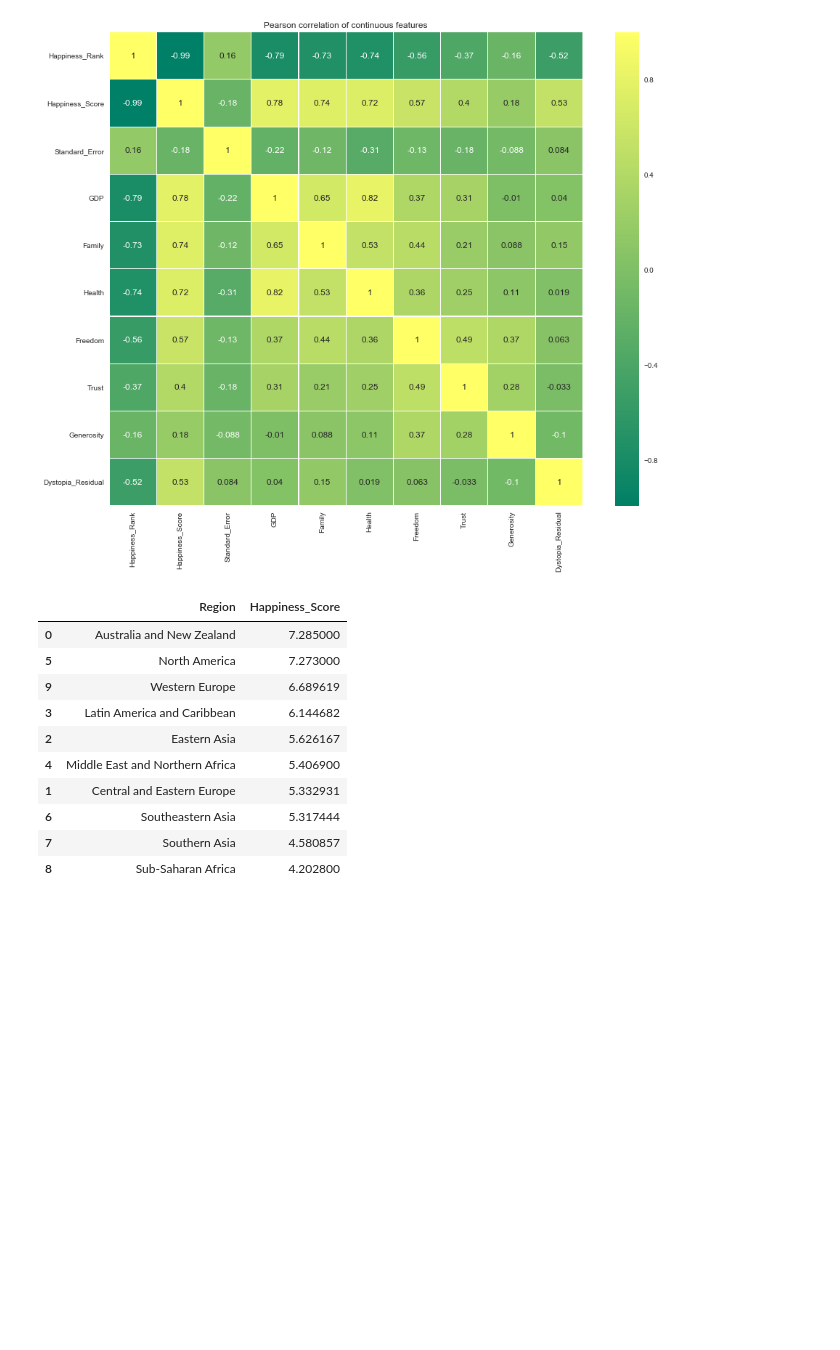
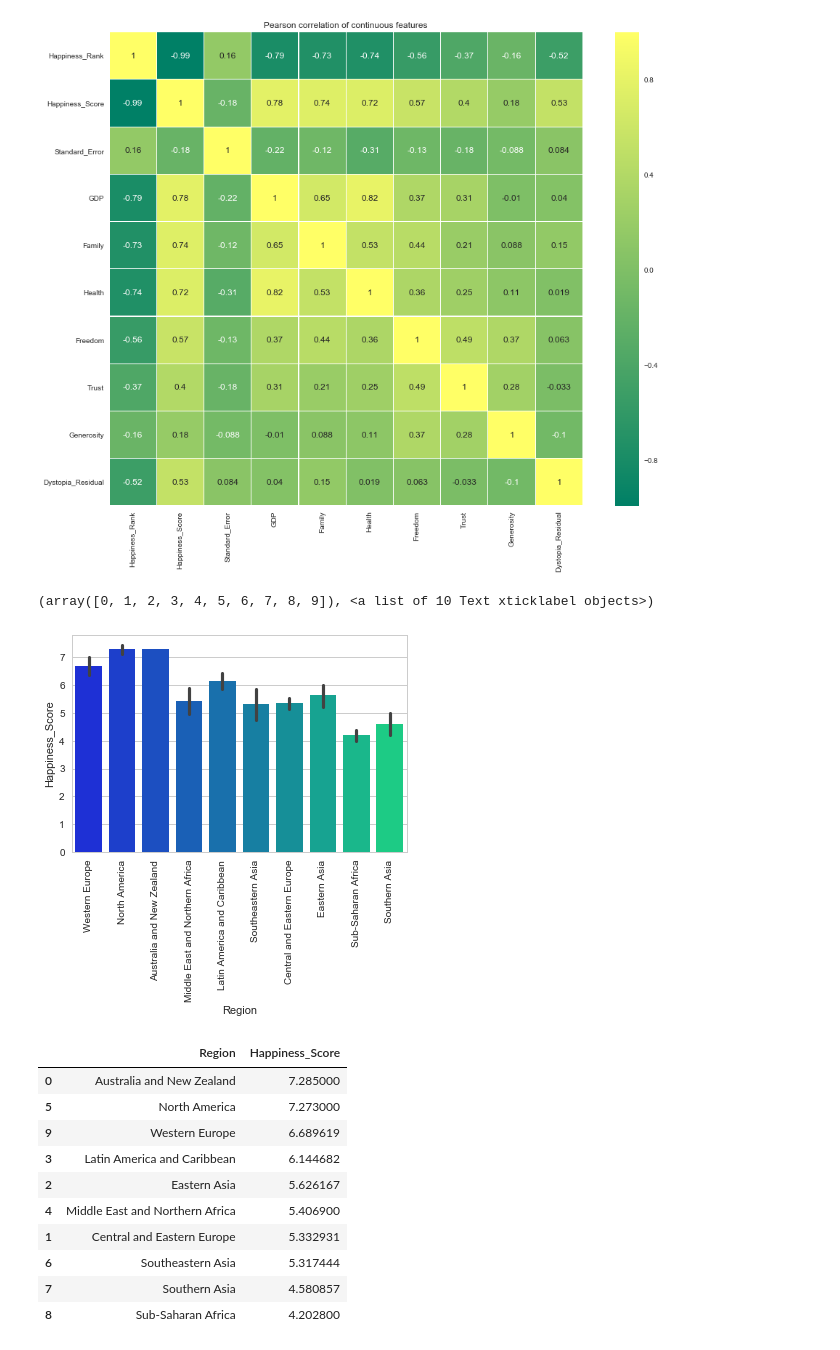
Before and after one commit to Singhak/MLPortfolio, a Jupyter notebook: World_Happiness_Report/World_Happiness_Report.ipynb, the cells around one changed output. Cells and saved outputs as stored; diff of their text form; code cells hidden in the pictures; blank space fills up the shorter version.

Commit message:
Add more graph in World happiness report

```diff
--- a/World_Happiness_Report/World_Happiness_Report.ipynb
+++ b/World_Happiness_Report/World_Happiness_Report.ipynb
@@ -159,6 +162,12 @@ sns.heatmap(whr_2015.corr(),linewidths=0.1,vmax=1.0, square=True, cmap=colormap,
 # %% [output]
 <matplotlib.axes._subplots.AxesSubplot at 0x...>
 [figure]
+# %%
+sns.barplot(x='Region', y='Happiness_Score', data=whr_2015, palette='winter')
+plt.xticks(rotation=90)whr_2015.groupby('Region', as_index=False)['Happiness_Score'].mean().sort_values(by='Happiness_Score', ascending=False)
+# %% [output]
+(array([0, 1, 2, 3, 4, 5, 6, 7, 8, 9]), <a list of 10 Text xticklabel objects>)
+[figure, added]
 # %%
 whr_2015.groupby('Region', as_index=False)['Happiness_Score'].mean().sort_values(by='Happiness_Score', ascending=False)
 # %% [output]
```
Also changed, not shown: parts of 7 cells of this notebook.
